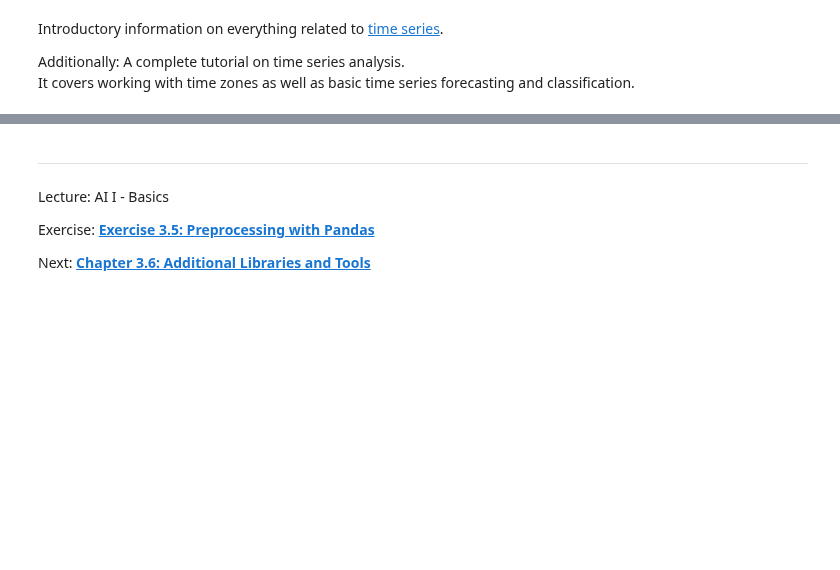
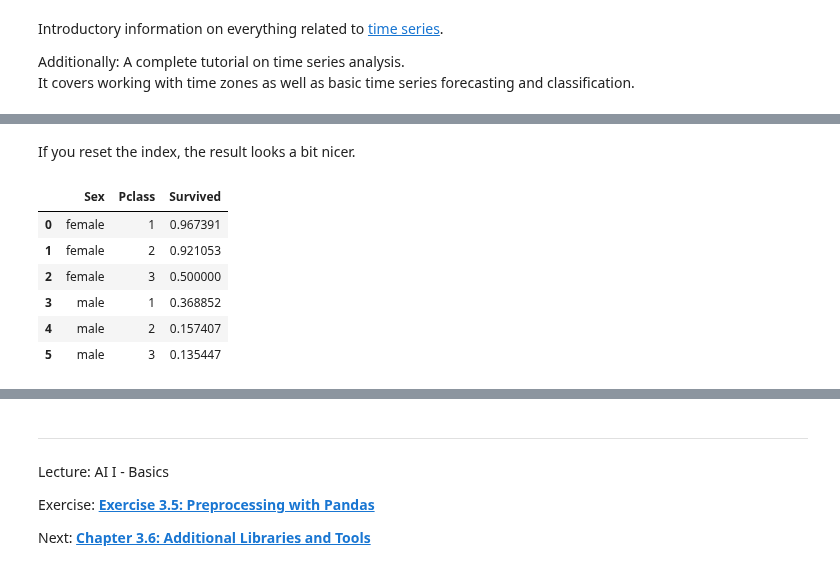
Before and after one commit to iLuckyW/lecture-ai-basics, a Jupyter notebook: chapter/03_data/05_preprocessing.ipynb, the cells around one changed output, grey strips where cells are left out. Saved outputs shown, nothing was run; the diff lists cells and outputs as text; code cells hidden in the pictures; blank space fills up the shorter version.

```diff
--- a/chapter/03_data/05_preprocessing.ipynb
+++ b/chapter/03_data/05_preprocessing.ipynb
@@ -1807,0 +1857,12 @@ It covers working with time zones as well as basic time series forecasting and c
+# %% [markdown]
+If you reset the index, the result looks a bit nicer.
+# %%
+titanic.groupby(['Sex', 'Pclass'])['Survived'].mean().reset_index()
+# %% [output]
+|  | Sex | Pclass | Survived |
+| 0 | female | 1 | 0.967391 |
+| 1 | female | 2 | 0.921053 |
+| 2 | female | 3 | 0.500000 |
+| 3 | male | 1 | 0.368852 |
+| 4 | male | 2 | 0.157407 |
+| 5 | male | 3 | 0.135447 |
```
Also changed, not shown: parts of 16 cells of this notebook.
